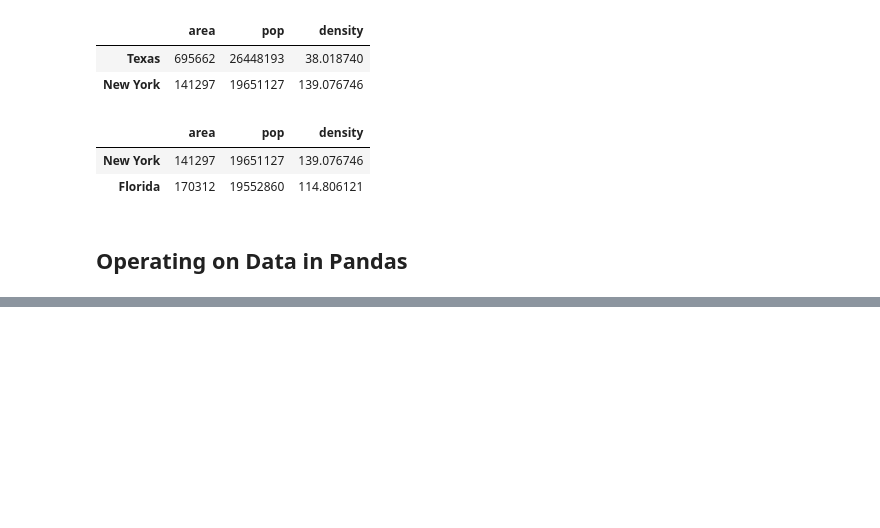
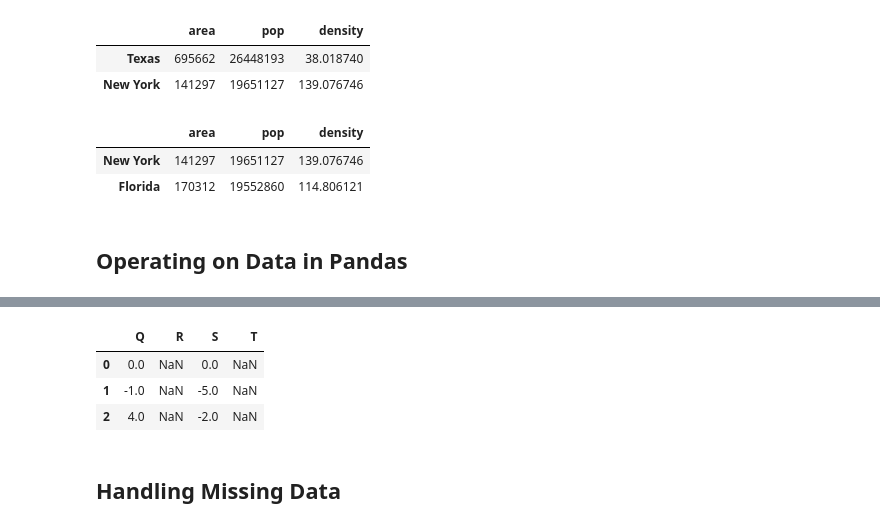
Before and after one commit to JuniorGunner/DataScience, a Jupyter notebook: PythonDataScienceHandbook/03_Pandas.ipynb, the cells around one changed output, grey strips where cells are left out. Drawn from its saved outputs; the diff is of its cells as text; code cells hidden in the pictures; blank space fills up the shorter version.

```diff
--- a/PythonDataScienceHandbook/03_Pandas.ipynb
+++ b/PythonDataScienceHandbook/03_Pandas.ipynb
@@ -570,0 +717,9 @@ data[data.density > 100]
+# %%
+df - halfrow
+# %% [output]
+|  | Q | R | S | T |
+| 0 | 0.0 | NaN | 0.0 | NaN |
+| 1 | -1.0 | NaN | -5.0 | NaN |
+| 2 | 4.0 | NaN | -2.0 | NaN |
+# %% [markdown]
+## Handling Missing Data
```
Also changed, not shown: parts of 22 cells of this notebook.
